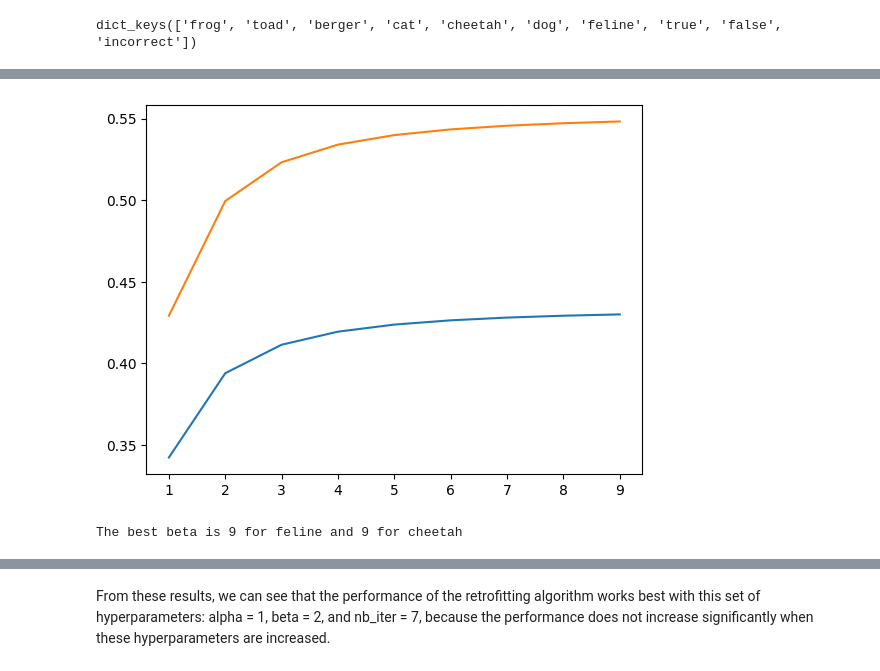
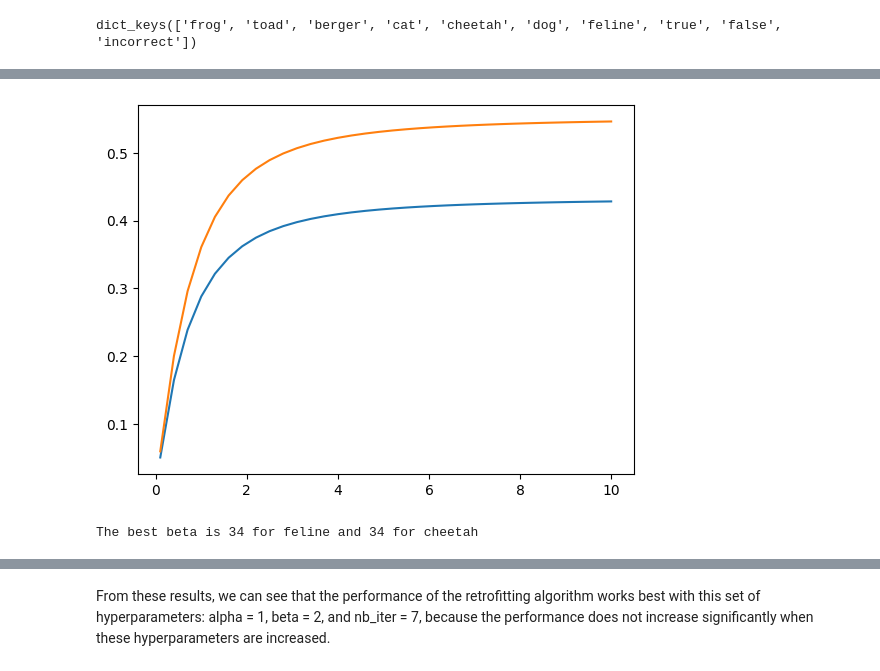
Before and after one commit to HIEUNT1610/ML2-Project, a Jupyter notebook: Work/Algorithm.ipynb, the cells around one changed output, grey strips where cells are left out. Drawn from its saved outputs; the diff is of its cells as text; code cells hidden in the pictures.

Commit message:
update 31/5: some improvements!

```diff
--- a/Work/Algorithm.ipynb
+++ b/Work/Algorithm.ipynb
@@ -184,23 +184,38 @@ print(lexicon['cat'])
 # %%
 # Retrofit the word vectors using basic hyperparameters:
-newWordVecs = retrofit(toy_wordVecs, lexicon, numIters = 10, alpha = 1, beta = 2)
+frame_newWordVecs = retrofit(toy_wordVecs, frame_lexicon, numIters = 10, alpha = 1, beta = 2)
+wn_newWordVecs = retrofit(toy_wordVecs, wn_lexicon, numIters = 10, alpha = 1, beta = 2)
+ppdb_newWordVecs = retrofit(toy_wordVecs, ppdb_lexicon, numIters = 10, alpha = 1, beta = 2)
 
 # Similarity matrix after retrofitting:
-retro_similarity_matrix = np.zeros((len(vec_toy_corpus), len(vec_toy_corpus)))
+frame_retro_similarity_matrix = np.zeros((len(vec_toy_corpus), len(vec_toy_corpus)))
+wn_retro_similarity_matrix = np.zeros((len(vec_toy_corpus), len(vec_toy_corpus)))
+ppdb_retro_similarity_matrix = np.zeros((len(vec_toy_corpus), len(vec_toy_corpus)))
+
 for i in range(len(vec_toy_corpus)):
     for j in range(len(vec_toy_corpus)):
-        retro_similarity_matrix[i][j] = cosine_similarity(newWordVecs[toy_corpus[i]], newWordVecs[toy_corpus[j]])
+        frame_retro_similarity_matrix[i][j] = cosine_similarity(frame_newWordVecs[toy_corpus[i]], frame_newWordVecs[toy_corpus[j]])
 
+for i in range(len(vec_toy_corpus)):
+    for j in range(len(vec_toy_corpus)):
+        wn_retro_similarity_matrix[i][j] = cosine_similarity(wn_newWordVecs[toy_corpus[i]], wn_newWordVecs[toy_corpus[j]])
+
+for i in range(len(vec_toy_corpus)):
+    for j in range(len(vec_toy_corpus)):
+        ppdb_retro_similarity_matrix[i][j] = cosine_similarity(ppdb_newWordVecs[toy_corpus[i]], ppdb_newWordVecs[toy_corpus[j]])
 # Print the cosine similarity matrix:
-retrofit_effect_matrix = retro_similarity_matrix - similarity_matrix
-print(f"The similarity between cat and feline is: {retro_similarity_matrix[3][6]:.4f}")
-#print('Retrofitting effect matrix: ')
-#print(retrofit_effect_matrix)
+frame_retrofit_effect_matrix = frame_retro_similarity_matrix - similarity_matrix
+wn_retrofit_effect_matrix = wn_retro_similarity_matrix - similarity_matrix
+ppdb_retrofit_effect_matrix = ppdb_retro_similarity_matrix - similarity_matrix
 
+print(f"The frame similarity between cat and feline is: {frame_retro_similarity_matrix[3][6]:.4f}")
+print(f"The wn similarity between cat and feline is: {wn_retro_similarity_matrix[3][6]:.4f}")
+print(f"The ppdb similarity between cat and feline is: {ppdb_retro_similarity_matrix[3][6]:.4f}")
 
-print(f'Similarity is changed by {retrofit_effect_matrix[3][6]:.4f} between {toy_corpus[3]} and {toy_corpus[6]}')
-print(f'Similarity is changed by {retrofit_effect_matrix[2][5]:.4f} between {toy_corpus[2]} and {toy_corpus[5]}')
-print(f'Similarity is changed by {retrofit_effect_matrix[3][4]:.4f} between {toy_corpus[3]} and {toy_corpus[4]}')
+print(f'Similarity is changed by {frame_retrofit_effect_matrix[3][6]:.4f} between {toy_corpus[3]} and {toy_corpus[6]}')
+print(f'Similarity is changed by {wn_retrofit_effect_matrix[3][6]:.4f} between {toy_corpus[3]} and {toy_corpus[6]}')
+print(f'Similarity is changed by {ppdb_retrofit_effect_matrix[3][6]:.4f} between {toy_corpus[3]} and {toy_corpus[6]}')
 
 print('There has been some improvements in the toy corpus, so the retrofit algorithm works! We can move on to find the better hyperparameters.')
+print("It seems that wn_lexicon is the better lexicon, so we will use it for the rest of the assignment.")
 # %% [output]
@@ -215,7 +233,7 @@ There has been some improvements in the toy corpus, so the retrofit algorithm wo
 improvement_cheetah = []
 improvement_feline = []
 for alpha in np.arange(0.1, 5.1, 0.3):
-    newWordVecs = retrofit(toy_wordVecs, lexicon, numIters = 10, alpha = alpha, beta = 2)
+    newWordVecs = retrofit(toy_wordVecs, wn_lexicon, numIters = 10, alpha = alpha, beta = 2)
     retro_similarity_matrix = np.zeros((len(vec_toy_corpus), len(vec_toy_corpus)))
     for i in range(len(vec_toy_corpus)):
         for j in range(len(vec_toy_corpus)):
@@ -255,8 +273,8 @@ The best alpha is 1 for feline and 1 for cheetah
 # Test beta:
 improvement_feline = []
 improvement_cheetah = []
-for beta in range(1, 10):
-    newWordVecs = retrofit(toy_wordVecs, lexicon, numIters = 10, alpha = 1, beta = beta)
+for beta in np.arange(0.1, 10.1, 0.3):
+    newWordVecs = retrofit(toy_wordVecs, wn_lexicon, numIters = 10, alpha = 1, beta = beta)
     retro_similarity_matrix = np.zeros((len(vec_toy_corpus), len(vec_toy_corpus)))
     for i in range(len(vec_toy_corpus)):
         for j in range(len(vec_toy_corpus)):
@@ -268,8 +286,8 @@ for beta in range(1, 10):
     print(f'Similarity is changed by {retro_similarity_matrix[3][4] - similarity_matrix[3][4]:.4f} between {toy_corpus[3]} and {toy_corpus[4]}')
 
 # Plot the results:
-plt.plot(range(1, 10), improvement_feline, label = 'feline')
-plt.plot(range(1, 10), improvement_cheetah, label = 'cheetah')
+plt.plot(np.arange(0.1, 10.1, 0.3), improvement_feline, label = 'feline')
+plt.plot(np.arange(0.1, 10.1, 0.3), improvement_cheetah, label = 'cheetah')
 plt.show()
 print(f"The best beta is {np.argmax(improvement_feline) + 1} for feline and {np.argmax(improvement_cheetah) + 1} for cheetah")
 # %% [output]
@@ -293,5 +311,5 @@ Similarity is changed by 0.5482 between cat and cheetah
-[figure, old version]
+[figure, new version]
-The best beta is 9 for feline and 9 for cheetah
+The best beta is 34 for feline and 34 for cheetah
 # %%
 # Test number of iterations:
 improvement_feline = []
```
Also changed, not shown: parts of 27 cells of this notebook.
